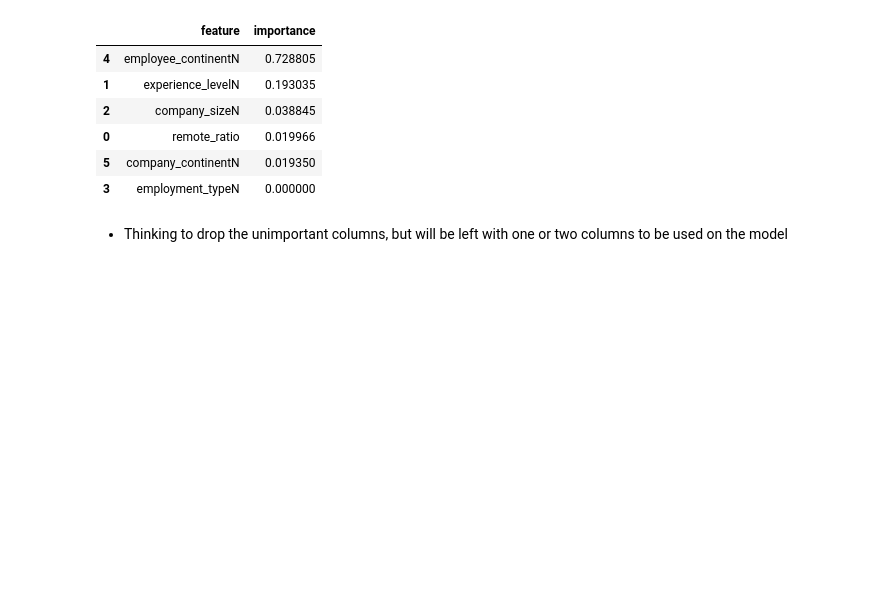
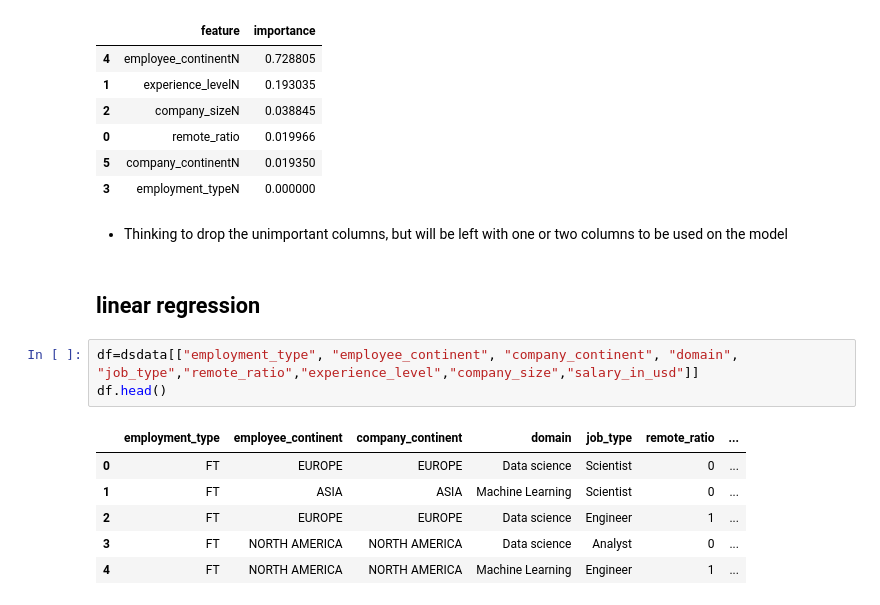
Before and after one commit to legitaxes/sc1015-mini_assignment, a Jupyter notebook: Prediction Models.ipynb, the cells around one changed output. Saved outputs shown, nothing was run; the diff lists cells and outputs as text; blank space fills up the shorter version.

```diff
--- a/Prediction Models.ipynb
+++ b/Prediction Models.ipynb
@@ -233,3 +233,15 @@ pd.concat((pd.DataFrame(X_train.columns, columns = ['feature']),
 | 3 | employment_typeN | 0.000000 |
 # %% [markdown]
 - Thinking to drop the unimportant columns, but will be left with one or two columns to be used on the model
+# %% [markdown]
+## linear regression
+# %%
+df=dsdata[["employment_type", "employee_continent", "company_continent", "domain", "job_type","remote_ratio","experience_level","company_size","salary_in_usd"]]
+df.head()
+# %% [output]
+|  | employment_type | employee_continent | company_continent | domain | job_type | remote_ratio | ... |
+| 0 | FT | EUROPE | EUROPE | Data science | Scientist | 0 | ... |
+| 1 | FT | ASIA | ASIA | Machine Learning | Scientist | 0 | ... |
+| 2 | FT | EUROPE | EUROPE | Data science | Engineer | 1 | ... |
+| 3 | FT | NORTH AMERICA | NORTH AMERICA | Data science | Analyst | 0 | ... |
+| 4 | FT | NORTH AMERICA | NORTH AMERICA | Machine Learning | Engineer | 1 | ... |
```
Also changed, not shown: parts of 4 cells of this notebook.
